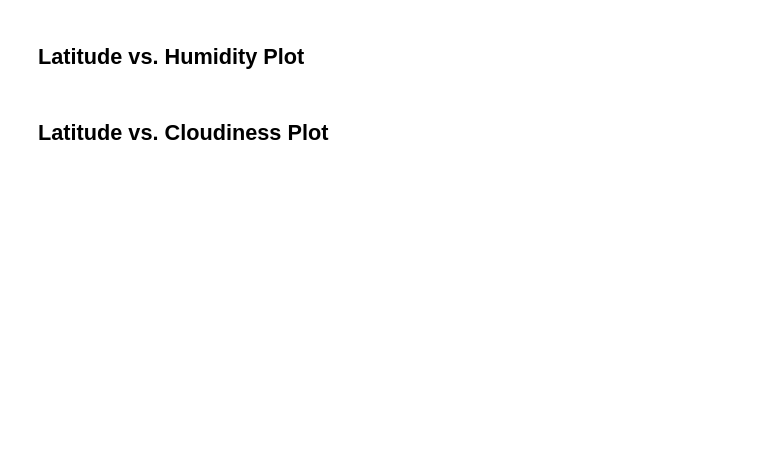
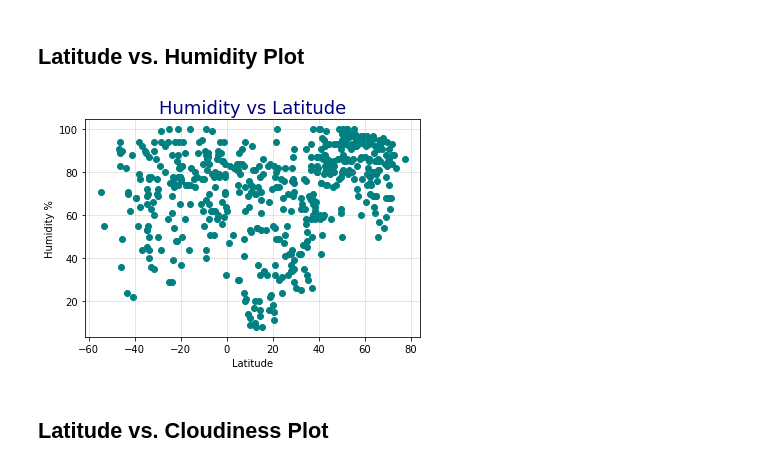
Before and after one commit to emjasmine/python-api-challenge, a Jupyter notebook: WeatherPy/WeatherPy.ipynb, the cells around one changed output. Saved outputs shown, nothing was run; the diff lists cells and outputs as text; code cells hidden in the pictures; blank space fills up the shorter version.

```diff
--- a/WeatherPy/WeatherPy.ipynb
+++ b/WeatherPy/WeatherPy.ipynb
@@ -190,4 +207,17 @@ plt.show()
 # %% [markdown]
 ## Latitude vs. Humidity Plot
+# %%
+plt.scatter(clean_city_df['Lat'],clean_city_df['Humidity'], color='teal')
+plt.xlabel('Latitude')
+plt.ylabel('Humidity %')
+plt.grid(color='grey', alpha=.25)
+plt.title('Humidity vs Latitude',
+          loc='center',
+          fontdict={'fontsize': 18,
+                     'fontweight' : 5,
+                     'color' : 'navy'})
+plt.show()
+# %% [output]
+[figure, added]
 # %% [markdown]
 ## Latitude vs. Cloudiness Plot
```
Also changed, not shown: parts of 19 cells of this notebook, 4 other files.
